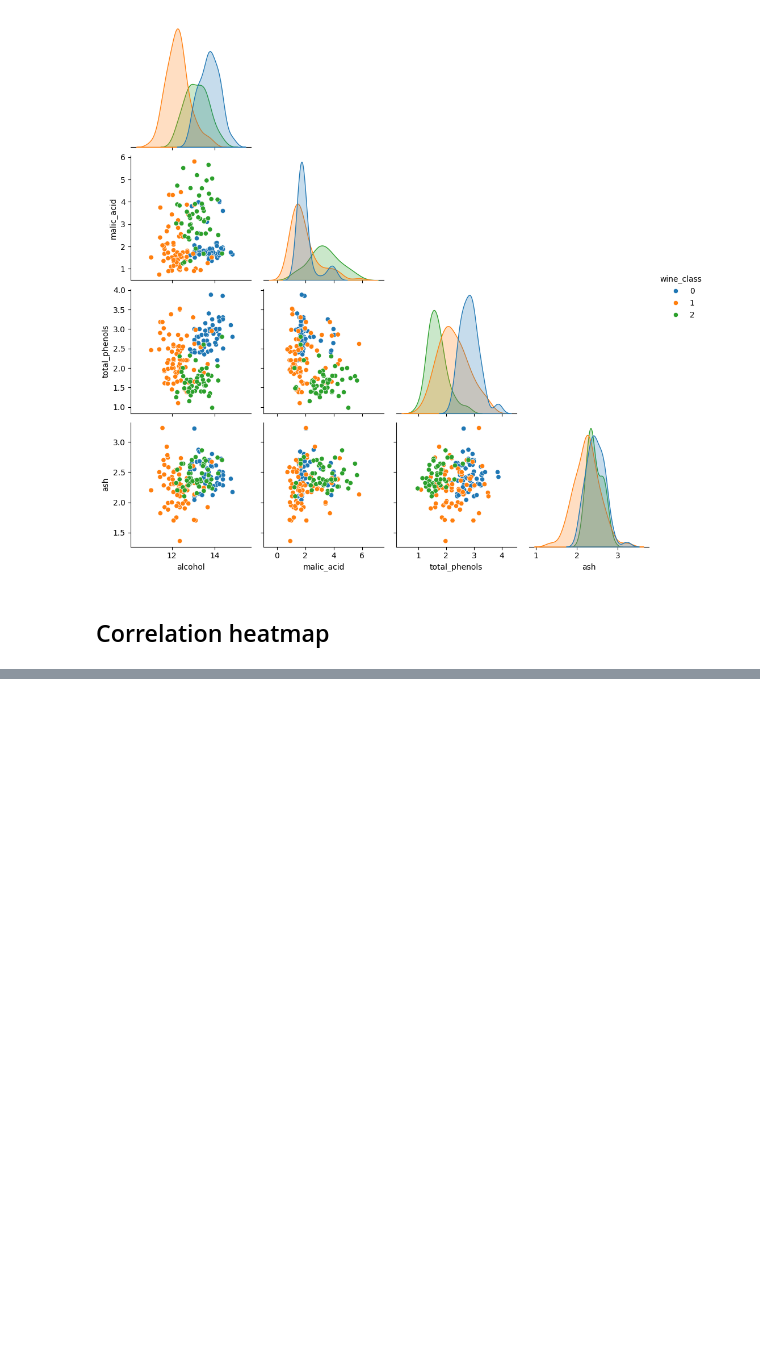
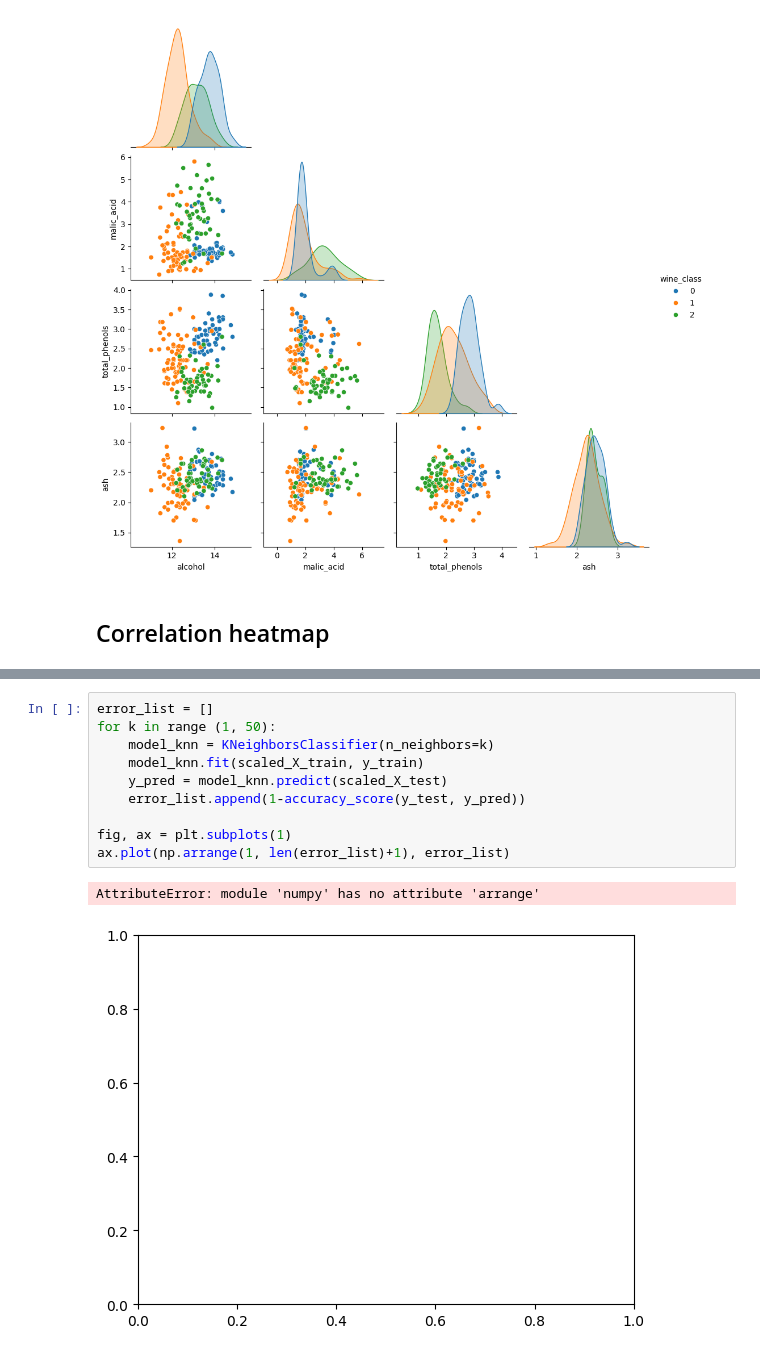
Before and after one commit to SusannaR11/AI_Engineering_OPA24_Susanna_Rokka, a Jupyter notebook: code-alongs/05_knn/knn.ipynb, the cells around one changed output, grey strips where cells are left out. Drawn from its saved outputs; the diff is of its cells as text; blank space fills up the shorter version.

```diff
--- a/code-alongs/05_knn/knn.ipynb
+++ b/code-alongs/05_knn/knn.ipynb
@@ -116,0 +217,13 @@ sns.heatmap(df.corr(), annot=True, ax = ax)
+# %%
+error_list = []
+for k in range (1, 50):
+    model_knn = KNeighborsClassifier(n_neighbors=k)
+    model_knn.fit(scaled_X_train, y_train)
+    y_pred = model_knn.predict(scaled_X_test)
+    error_list.append(1-accuracy_score(y_test, y_pred))
+
+fig, ax = plt.subplots(1)
+ax.plot(np.arrange(1, len(error_list)+1), error_list)
+# %% [output]
+AttributeError: module 'numpy' has no attribute 'arrange'
+[figure, added]
```
Also changed, not shown: parts of 10 cells of this notebook.
